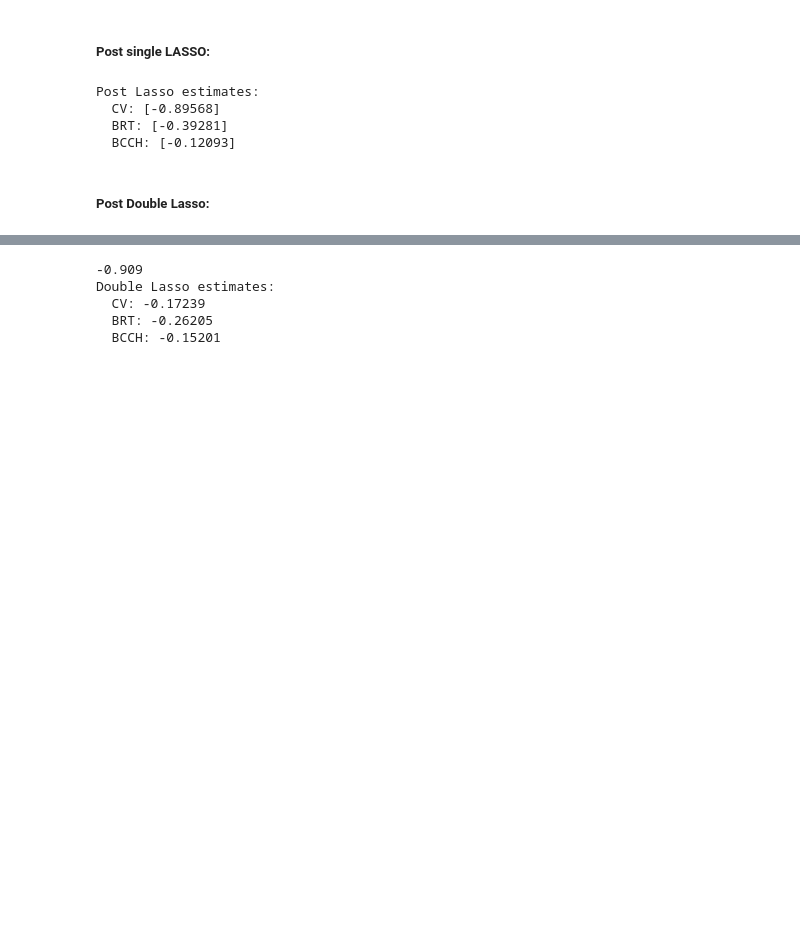
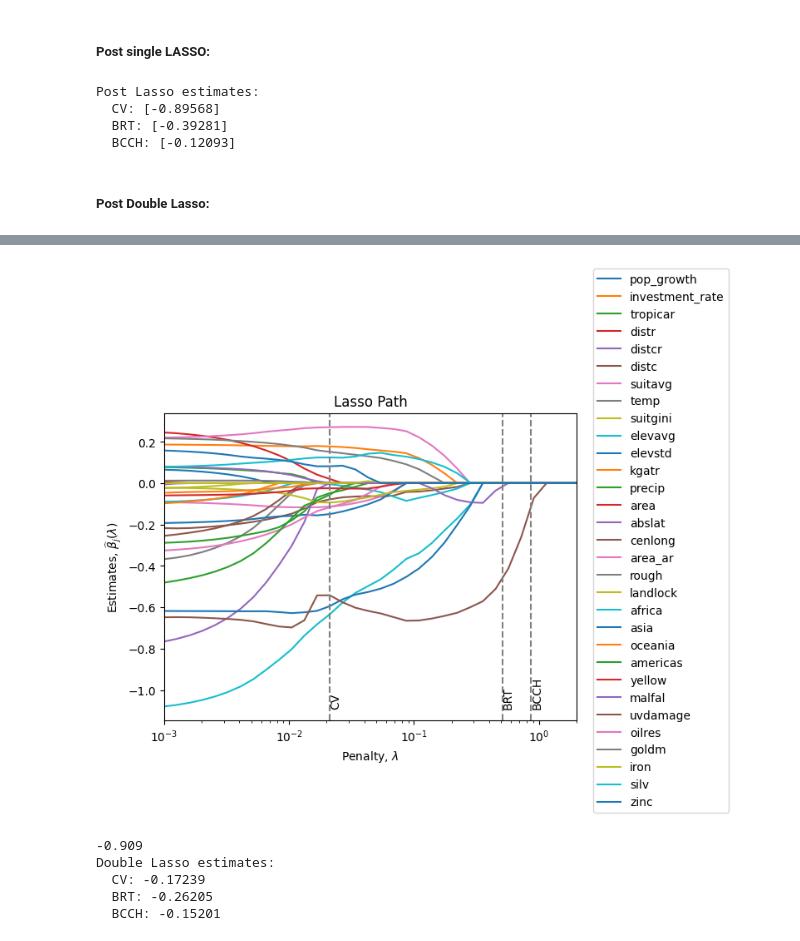
Before and after one commit to astronautfish/advmicro-ass2, a Jupyter notebook: code/user_notebook.ipynb, the cells around one changed output, grey strips where cells are left out. Drawn from its saved outputs; the diff is of its cells as text; code cells hidden in the pictures; blank space fills up the shorter version.

Commit message:
Updated notebook with first and second stage Lasso path

```diff
--- a/code/user_notebook.ipynb
+++ b/code/user_notebook.ipynb
@@ -294,8 +319,19 @@ prediction = fit.predict(Z_std)
 # %%
 # Step 1: Lasso D on Z
+coefs = []
+for penal in penalty_grid:
+    fit = Lasso(alpha=penal, fit_intercept=False, max_iter=10000).fit(Z_std, D)
+    coefs.append(fit.coef_)
+
+
+
 fit_D_on_Z_CV = LassoCV(alphas=penalty_grid, cv=5, max_iter=10000).fit(Z_std, D.reshape(-1,))
 fit_D_on_Z_BRT = Lasso(alpha=BRT(Z_std, D), max_iter=10000).fit(Z_std, D.reshape(-1,))
 fit_D_on_Z_BCCH = Lasso(alpha=BCCH(Z_std, D), max_iter=10000).fit(Z_std, D.reshape(-1,))
+
+plot_lasso_path(penalty_grid=penalty_grid, coefs=coefs, legends=zs,
+                vlines={'BCCH':BCCH(Z_std, D),'BRT':BRT(Z_std, D), 'CV':penalty_CV})
+
 
 # Get selected variables
 coefs_D_on_Z_CV = fit_D_on_Z_CV.coef_
@@ -313,7 +349,7 @@ res_D_Z_CV = D - fit_D_on_Z_CV.predict(Z_std).reshape(-1,1)
 res_D_Z_BRT = D - fit_D_on_Z_BRT.predict(Z_std).reshape(-1,1)
 res_D_Z_BCCH = D - fit_D_on_Z_BCCH.predict(Z_std).reshape(-1,1)
 
-# Step 2: Lasso Y on Z and D
+# Step 2: Lasso Y on Z (and D)
 fit_Y_on_Z_D_CV = LassoCV(alphas=penalty_grid, cv=5, max_iter=10000).fit(X_std, y.reshape(-1,))
 fit_Y_on_Z_D_BRT = Lasso(alpha=BRT(X_tilde=X_std, y=y), max_iter=10000).fit(X_std, y.reshape(-1,))
 fit_Y_on_Z_D_BCCH = Lasso(alpha=BCCH(X_tilde=X_std, y=y), max_iter=10000).fit(X_std, y.reshape(-1,))
@@ -330,36 +366,35 @@ selected_vars_Y_Z_D_CV = (coefs_Y_on_Z_D_CV != 0)
 # print("Selected vars 2. stage, BRT penalty:", get_selected_var(selected_vars_Y_Z_D_BRT))
 # print("Selected vars 2. stage, BCCH penalty:", get_selected_var(selected_vars_Y_Z_D_BCCH))
 
 # Residuals for step 2.
 res_Y_Z_D_CV = y - fit_Y_on_Z_D_CV.predict(X_std).reshape(-1,1)
 res_Y_Z_D_BRT = y - fit_Y_on_Z_D_BRT.predict(X_std).reshape(-1,1)
 res_Y_Z_D_BCCH = y - fit_Y_on_Z_D_BCCH.predict(X_std).reshape(-1,1)
 
 # Step 3: OLS estimates
 # Get union of selected variables from both stages, and sort so lgdp_initial is first.
 selected_vars_union_CV = np.union1d(get_selected_var(selected_vars_Z_CV), get_selected_var(selected_vars_Y_Z_D_CV))
 selected_vars_union_CV = np.delete(selected_vars_union_CV, np.where(selected_vars_union_CV == 'lgdp_initial'))
 # selected_vars_union_CV = np.append(selected_vars_union_CV, ['lgdp_initial'])[::-1]
 
+
 # OLS:
 OLS_CV_X = dat.loc[I, selected_vars_union_CV].to_numpy()
 OLS_CV_X = np.column_stack((D, OLS_CV_X, np.ones((OLS_CV_X.shape[0],1))))
 coefs_OLS_CV = np.linalg.inv(OLS_CV_X.T @ OLS_CV_X) @ OLS_CV_X.T @ y
 print(coefs_OLS_CV[0][0].round(5))
-
-
-
 
 
 alpha_PDL_CV = (res_D_Z_CV.T @ res_Y_Z_D_CV) / (res_D_Z_CV.T @ D)
 alpha_PDL_BRT = (res_D_Z_BRT.T @ res_Y_Z_D_BRT) / (res_D_Z_BRT.T @ D)
 alpha_PDL_BCCH = (res_D_Z_BCCH.T @ res_Y_Z_D_BCCH) / (res_D_Z_BCCH.T @ D)
 
 print("Double Lasso estimates:")
 print("  CV:", alpha_PDL_CV[0][0].round(5))
 print("  BRT:", alpha_PDL_BRT[0][0].round(5))
 print("  BCCH:", alpha_PDL_BCCH[0][0].round(5))
 # %% [output]
+[figure, added]
 -0.909
 Double Lasso estimates:
   CV: -0.17239
```
Also changed, not shown: parts of 5 cells of this notebook.
